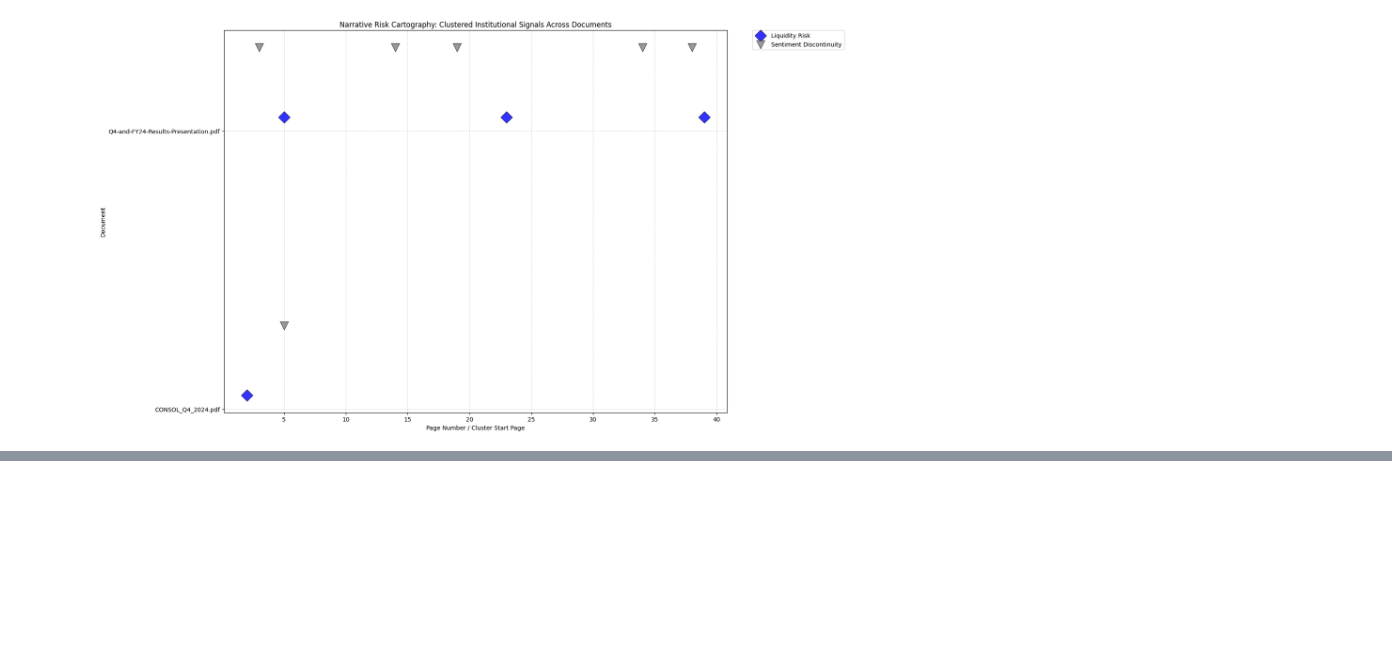
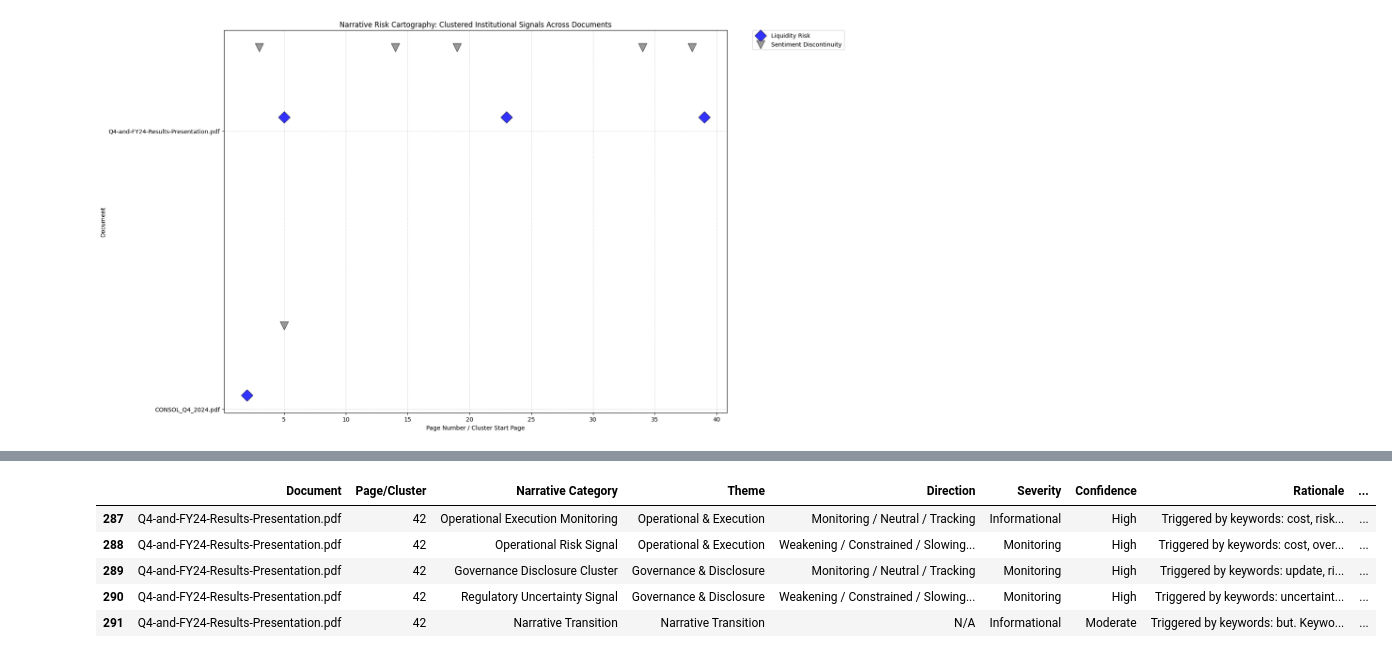
Before and after one commit to smonodeep/DynamicValuationGovernance, a Jupyter notebook: 3B_EWS.ipynb, the cells around one changed output, grey strips where cells are left out. Cells and saved outputs as stored; diff of their text form; code cells hidden in the pictures; blank space fills up the shorter version.

```diff
--- a/3B_EWS.ipynb
+++ b/3B_EWS.ipynb
@@ -1401,0 +2075,9 @@ else:
+# %%
+final_explanation_table_final
+# %% [output]
+|  | Document | Page/Cluster | Narrative Category | Theme | Direction | Severity | Confidence | Rationale | ... |
+| 287 | Q4-and-FY24-Results-Presentation.pdf | 42 | Operational Execution Monitoring | Operational & Execution | Monitoring / Neutral / Tracking | Informational | High | Triggered by keywords: cost, risk... | ... |
+| 288 | Q4-and-FY24-Results-Presentation.pdf | 42 | Operational Risk Signal | Operational & Execution | Weakening / Constrained / Slowing... | Monitoring | High | Triggered by keywords: cost, over... | ... |
+| 289 | Q4-and-FY24-Results-Presentation.pdf | 42 | Governance Disclosure Cluster | Governance & Disclosure | Monitoring / Neutral / Tracking | Monitoring | High | Triggered by keywords: update, ri... | ... |
+| 290 | Q4-and-FY24-Results-Presentation.pdf | 42 | Regulatory Uncertainty Signal | Governance & Disclosure | Weakening / Constrained / Slowing... | Monitoring | High | Triggered by keywords: uncertaint... | ... |
+| 291 | Q4-and-FY24-Results-Presentation.pdf | 42 | Narrative Transition | Narrative Transition | N/A | Informational | Moderate | Triggered by keywords: but. Keywo... | ... |
```
Also changed, not shown: parts of 10 cells of this notebook.
